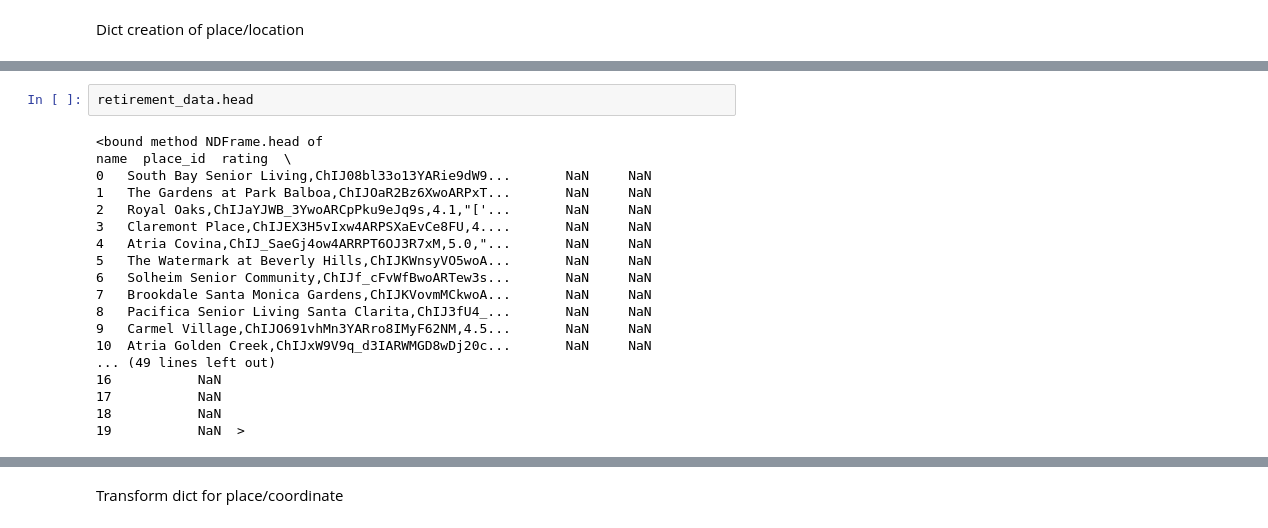
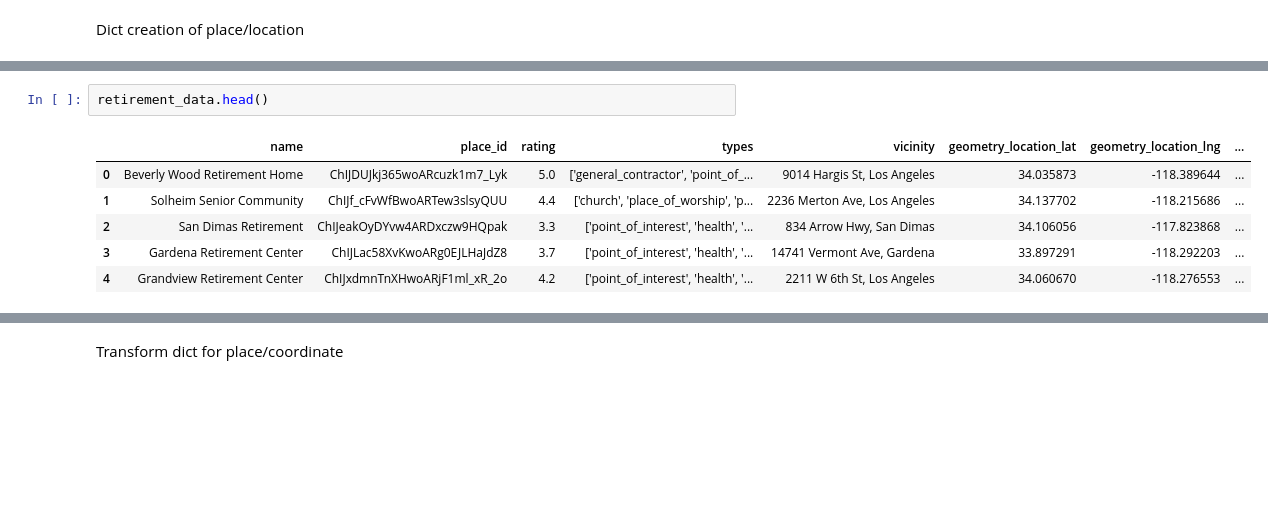
Before and after one commit to TheLazyCactus/Data_Thieves_project, a Jupyter notebook: Distance_calcultaion.ipynb, the cells around one changed output, grey strips where cells are left out. Saved outputs shown, nothing was run; the diff lists cells and outputs as text; blank space fills up the shorter version.

```diff
--- a/Distance_calcultaion.ipynb
+++ b/Distance_calcultaion.ipynb
@@ -16,20 +52,9 @@ Dict creation of place/location
 # %%
-retirement_data.head
+retirement_data.head()
 # %% [output]
-<bound method NDFrame.head of                                                  name  place_id  rating  \
-0   South Bay Senior Living,ChIJ08bl33o13YARie9dW9...       NaN     NaN
-1   The Gardens at Park Balboa,ChIJOaR2Bz6XwoARPxT...       NaN     NaN
-2   Royal Oaks,ChIJaYJWB_3YwoARCpPku9eJq9s,4.1,"['...       NaN     NaN
-3   Claremont Place,ChIJEX3H5vIxw4ARPSXaEvCe8FU,4....       NaN     NaN
-4   Atria Covina,ChIJ_SaeGj4ow4ARRPT6OJ3R7xM,5.0,"...       NaN     NaN
-5   The Watermark at Beverly Hills,ChIJKWnsyVO5woA...       NaN     NaN
-6   Solheim Senior Community,ChIJf_cFvWfBwoARTew3s...       NaN     NaN
-7   Brookdale Santa Monica Gardens,ChIJKVovmMCkwoA...       NaN     NaN
-8   Pacifica Senior Living Santa Clarita,ChIJ3fU4_...       NaN     NaN
-9   Carmel Village,ChIJO691vhMn3YARro8IMyF62NM,4.5...       NaN     NaN
-10  Atria Golden Creek,ChIJxW9V9q_d3IARWMGD8wDj20c...       NaN     NaN
-... (49 lines left out)
-16           NaN
-17           NaN
-18           NaN
-19           NaN  >
+|  | name | place_id | rating | types | vicinity | geometry_location_lat | geometry_location_lng | ... |
+| 0 | Beverly Wood Retirement Home | ChIJDUJkj365woARcuzk1m7_Lyk | 5.0 | ['general_contractor', 'point_of_... | 9014 Hargis St, Los Angeles | 34.035873 | -118.389644 | ... |
+| 1 | Solheim Senior Community | ChIJf_cFvWfBwoARTew3slsyQUU | 4.4 | ['church', 'place_of_worship', 'p... | 2236 Merton Ave, Los Angeles | 34.137702 | -118.215686 | ... |
+| 2 | San Dimas Retirement | ChIJeakOyDYvw4ARDxczw9HQpak | 3.3 | ['point_of_interest', 'health', '... | 834 Arrow Hwy, San Dimas | 34.106056 | -117.823868 | ... |
+| 3 | Gardena Retirement Center | ChIJLac58XvKwoARg0EJLHaJdZ8 | 3.7 | ['point_of_interest', 'health', '... | 14741 Vermont Ave, Gardena | 33.897291 | -118.292203 | ... |
+| 4 | Grandview Retirement Center | ChIJxdmnTnXHwoARjF1ml_xR_2o | 4.2 | ['point_of_interest', 'health', '... | 2211 W 6th St, Los Angeles | 34.060670 | -118.276553 | ... |
```
Also changed, not shown: parts of 30 cells of this notebook.
